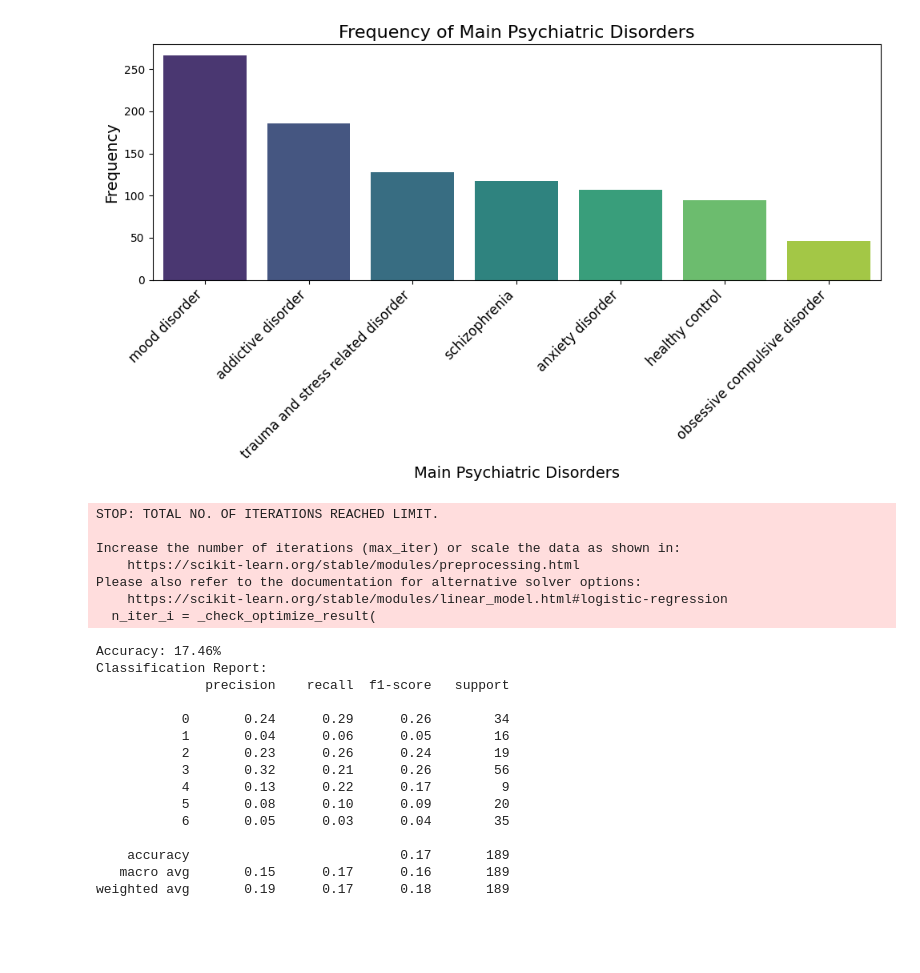
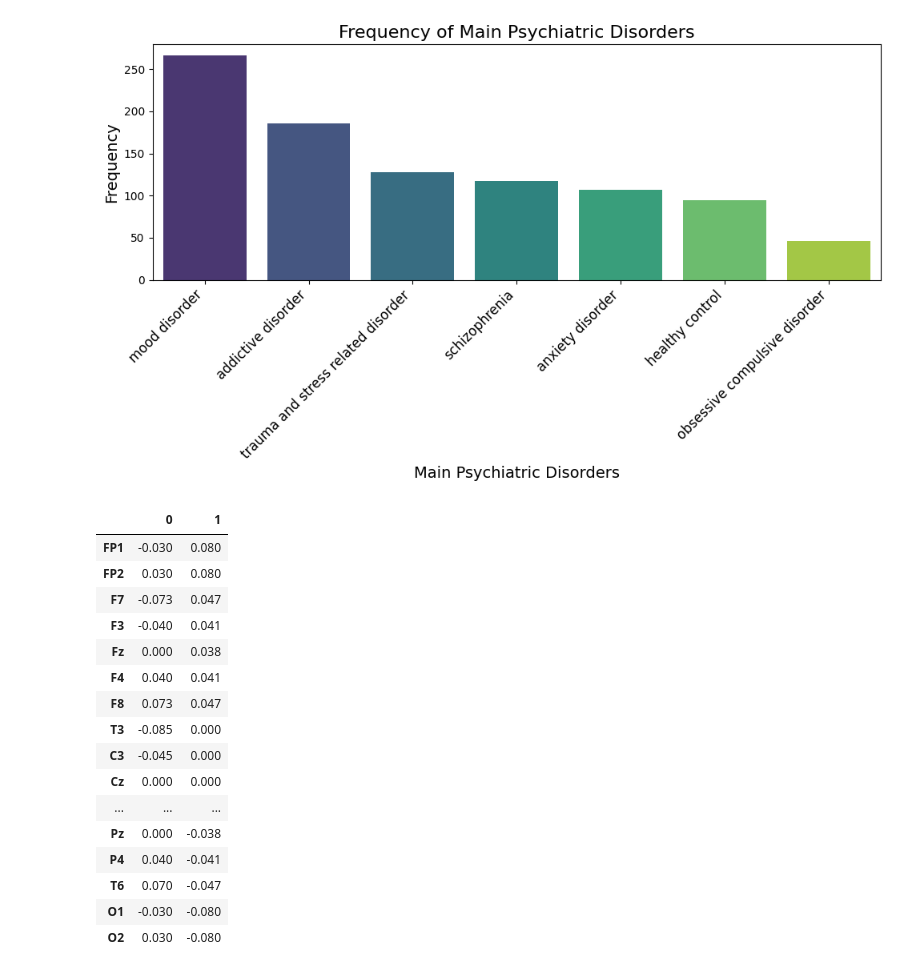
Before and after one commit to ohadgonen/python_final_project, a Jupyter notebook: main.ipynb, the cells around one changed output. Cells and saved outputs as stored; diff of their text form; code cells hidden in the pictures; blank space fills up the shorter version.

```diff
--- a/main.ipynb
+++ b/main.ipynb
@@ -114,32 +113,41 @@ X_train, X_test, y_train, y_test = split_data(df, 'main.disorder')
-# %%
-# Train a logistic regression model on the traning data.
-from src.data_preprocessing import train_model as train_model
-model = train_model(X_train, y_train)
-# %% [output]
-STOP: TOTAL NO. OF ITERATIONS REACHED LIMIT.
-
-Increase the number of iterations (max_iter) or scale the data as shown in:
-    https://scikit-learn.org/stable/modules/preprocessing.html
-Please also refer to the documentation for alternative solver options:
-    https://scikit-learn.org/stable/modules/linear_model.html#logistic-regression
-  n_iter_i = _check_optimize_result(
-# %%
-# Evaluate the model on the test data.
-from src.data_preprocessing import evaluate_model as evaluate_model
-evaluate_model(model, X_test, y_test)
-# %% [output]
-Accuracy: 17.46%
-Classification Report:
-              precision    recall  f1-score   support
-
-           0       0.24      0.29      0.26        34
-           1       0.04      0.06      0.05        16
-           2       0.23      0.26      0.24        19
-           3       0.32      0.21      0.26        56
-           4       0.13      0.22      0.17         9
-           5       0.08      0.10      0.09        20
-           6       0.05      0.03      0.04        35
-
-    accuracy                           0.17       189
-   macro avg       0.15      0.17      0.16       189
-weighted avg       0.19      0.17      0.18       189
+# %%
+# Let's create coordinates for each electrode.
+chs = {'FP1': [-0.03, 0.08],
+       'FP2': [0.03, 0.08],
+       'F7': [-0.073, 0.047],
+       'F3': [-0.04, 0.041],
+       'Fz': [0, 0.038],
+       'F4': [0.04, 0.041],
+       'F8': [0.073, 0.047],
+       'T3': [-0.085, 0],
+       'C3': [-0.045, 0],
+       'Cz': [0, 0],
+       'C4': [0.045, 0],
+       'T4': [0.085, 0],
+       'T5': [-0.073, -0.047],
+       'P3': [-0.04, -0.041],
+       'Pz': [0, -0.038],
+       'P4': [0.04, -0.041],
+       'T6': [0.07, -0.047],
+       'O1': [-0.03, -0.08],
+       'O2': [0.03, -0.08]}
+channels = pd.DataFrame(chs).transpose()
+channels
+# %% [output]
+|  | 0 | 1 |
+| FP1 | -0.030 | 0.080 |
+| FP2 | 0.030 | 0.080 |
+| F7 | -0.073 | 0.047 |
+| F3 | -0.040 | 0.041 |
+| Fz | 0.000 | 0.038 |
+| F4 | 0.040 | 0.041 |
+| F8 | 0.073 | 0.047 |
+| T3 | -0.085 | 0.000 |
+| C3 | -0.045 | 0.000 |
+| Cz | 0.000 | 0.000 |
+| ... | ... | ... |
+| Pz | 0.000 | -0.038 |
+| P4 | 0.040 | -0.041 |
+| T6 | 0.070 | -0.047 |
+| O1 | -0.030 | -0.080 |
+| O2 | 0.030 | -0.080 |
```
Also changed, not shown: parts of 9 cells of this notebook, 6 other files.
